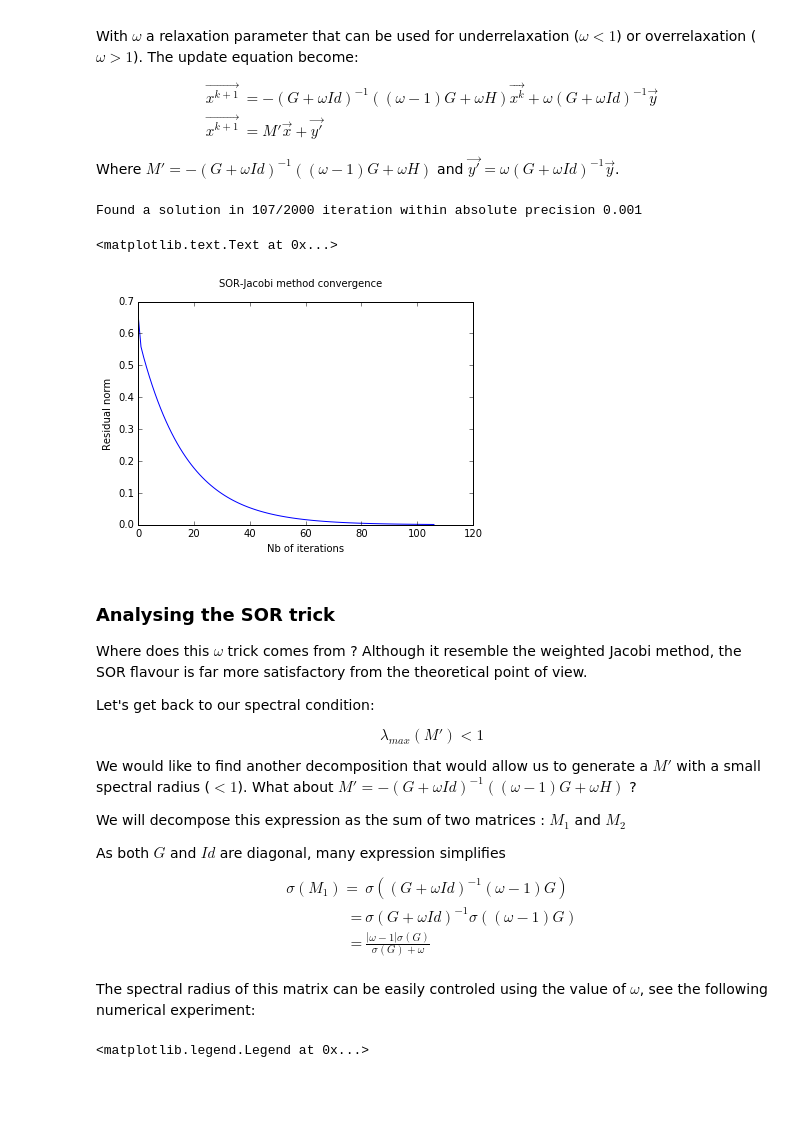
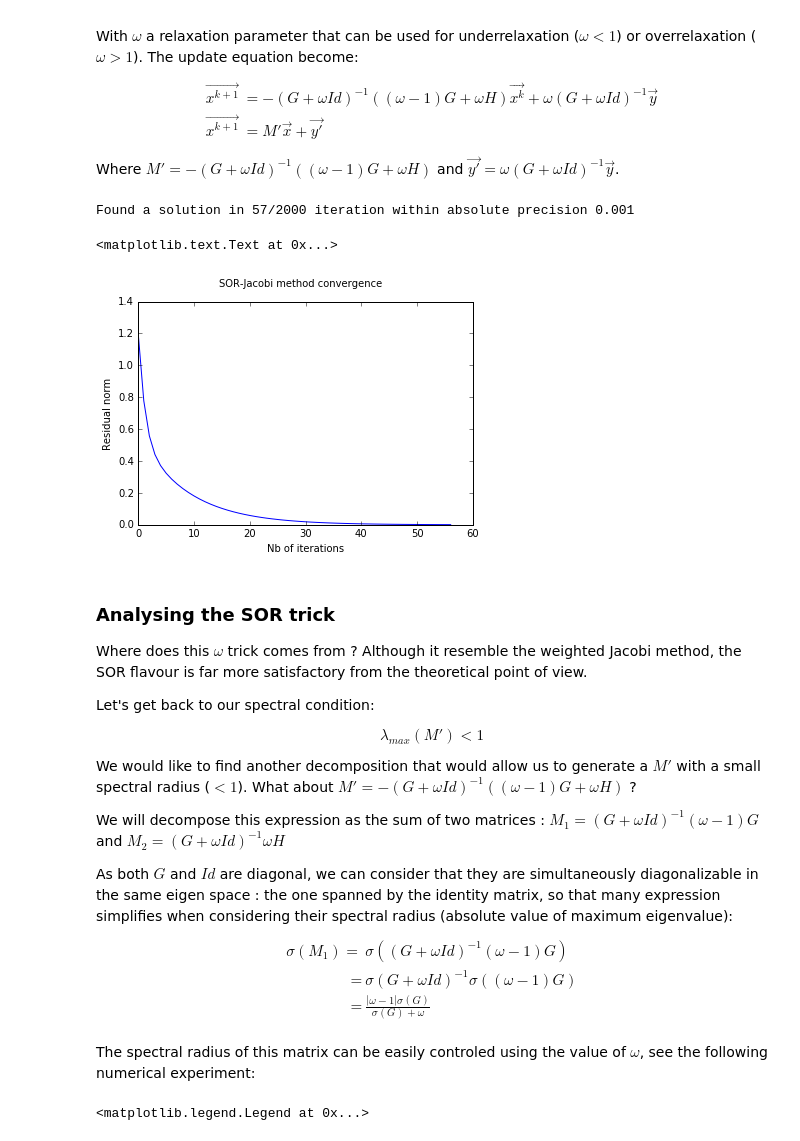
Before and after one commit to gnthibault/Optimisation-Python, a Jupyter notebook: FixedPointIterationsMethods.ipynb, the cells around one changed output. Saved outputs shown, nothing was run; the diff lists cells and outputs as text; code cells hidden in the pictures; blank space fills up the shorter version.

Commit message:
Corrected a false assertion regarding simultaneous diagonalization of pd matrices and diagonal matrices

```diff
--- a/FixedPointIterationsMethods.ipynb
+++ b/FixedPointIterationsMethods.ipynb
@@ -194,40 +194,40 @@ Implementing the SOR variation of Jacobi method
 #Now perform the new decomposition
 G = np.diag(np.diagonal(M))
 H = M-G-np.identity(H.shape[0])
-omega = 0.1
+omega = 0.2
 gwId = np.diag(1./(np.diagonal(G)+omega))
 M1=-np.dot(gwId,(omega-1.)*G+omega*H)
 Y1=omega*np.dot(gwId,Y)
 
 #Now solve
 Xk=np.zeros(M.shape[1])
 nbIter = 2000
 i = 0
 eps=1e-3
 residual = np.ones_like(Y)*(1+eps)
 err=[]
 
 while (i<nbIter) and not np.allclose(residual,0,atol=eps):
     #SOR Jacobi method
     Xk = np.dot(M1,Xk)+Y1
     residual = np.dot(M,Xk)-Y
     err.append(np.linalg.norm(residual))
     i += 1
 
 if i<nbIter:
     print "Found a solution in "+str(i)+"/"+str(nbIter)+" iteration within absolute precision "+str(eps)
 else:
     print "Jacobi iteration failed, residual norm is "+str(np.linalg.norm(residual))
 
 plt.figure()
 plt.suptitle("SOR-Jacobi method convergence")
 plt.plot(np.arange(i),err)
 plt.xlabel("Nb of iterations")
 plt.ylabel("Residual norm")
 # %% [output]
-Found a solution in 107/2000 iteration within absolute precision 0.001
+Found a solution in 57/2000 iteration within absolute precision 0.001
 <matplotlib.text.Text at 0x...>
-[figure, old version]
+[figure, new version]
 # %% [markdown]
 ### Analysing the SOR trick
 
@@ -242,9 +242,9 @@ Let's get back to our spectral condition:
 We would like to find another decomposition that would allow us to generate a $M'$ with a small spectral radius ($<1$).
 What about $M' = - (G+\omega Id)^{-1}((\omega-1)G + \omega H)$ ?
 
-We will decompose this expression as the sum of two matrices : $M_1$ and $M_2$
+We will decompose this expression as the sum of two matrices : $M_1 = (G+\omega Id)^{-1}(\omega-1)G$ and $M_2=(G+\omega Id)^{-1}\omega H$
 
-As both $G$ and $Id$ are diagonal, many expression simplifies
+As both $G$ and $Id$ are diagonal, we can consider that they are simultaneously diagonalizable in the same eigen space : the one spanned by the identity matrix, so that many expression simplifies when considering their spectral radius (absolute value of maximum eigenvalue):
 \begin{align*}
     \sigma(M_1) = & \sigma((G+\omega Id)^{-1}(\omega-1)G)\\
     = &\sigma(G+\omega Id)^{-1} \sigma((\omega-1)G)\\
```
Also changed, not shown: parts of 1 cell of this notebook, 2 other files.
